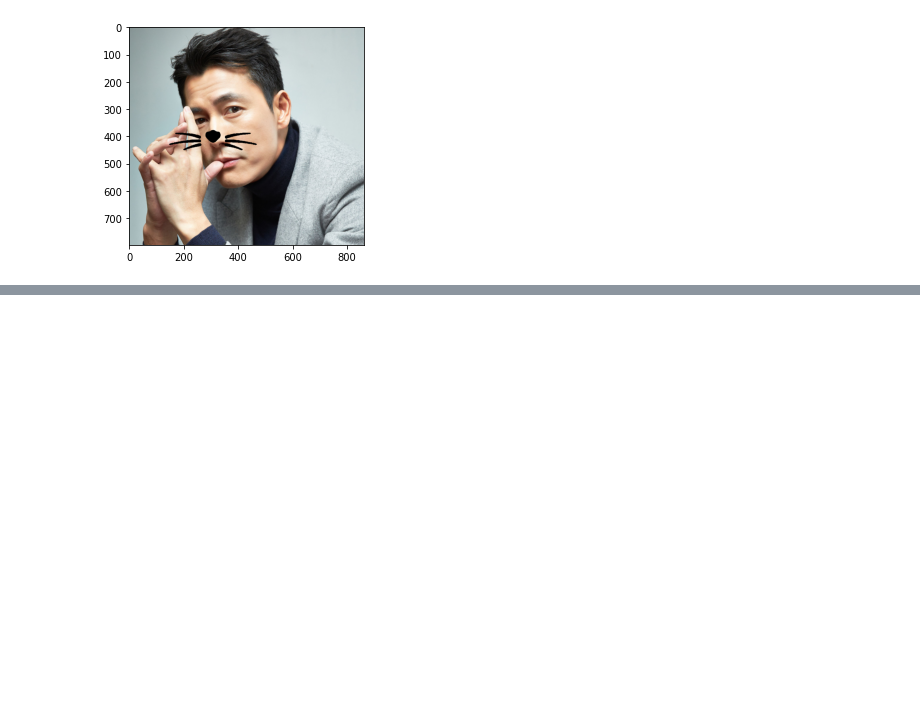
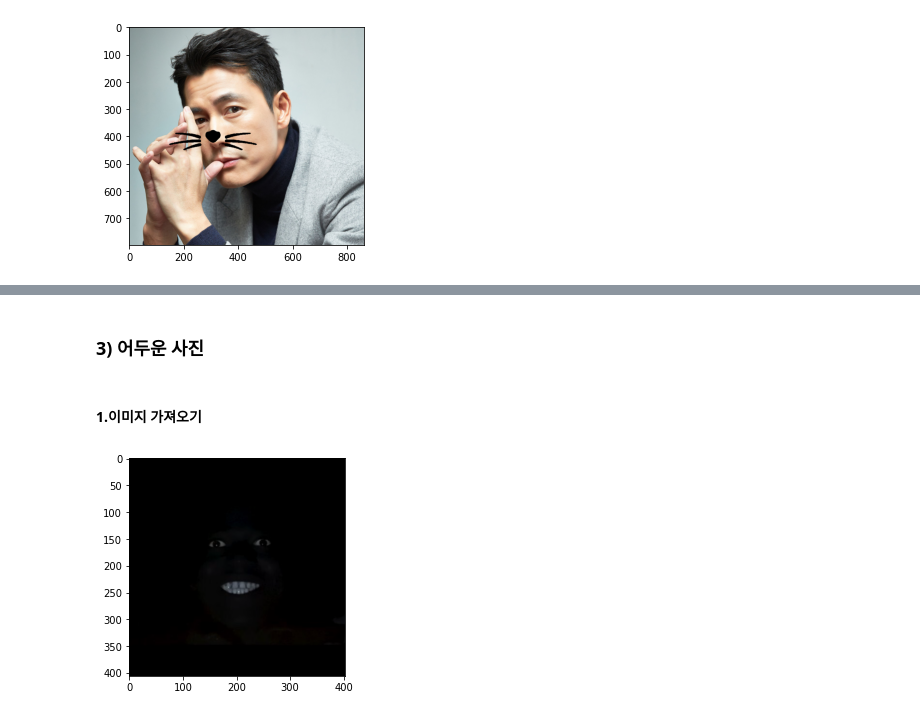
Before and after one commit to jx-dohwan/Aiffel_Exp_Project, a Jupyter notebook: [Exp_7]_Camera_stickers(CV).ipynb, the cells around one changed output, grey strips where cells are left out. Saved outputs shown, nothing was run; the diff lists cells and outputs as text; code cells hidden in the pictures; blank space fills up the shorter version.

```diff
--- a/[Exp_7]_Camera_stickers(CV).ipynb
+++ b/[Exp_7]_Camera_stickers(CV).ipynb
@@ -725,0 +699,12 @@ plt.show()
+# %% [markdown]
+### 3) 어두운 사진
+# %% [markdown]
+#### 1.이미지 가져오기
+# %%
+my_image_path = "/content/drive/MyDrive/인공지능/아이펠/ES/data/camera_stickers/camera_image/어두운 사진.png"
+img_bgr = cv2.imread(my_image_path)
+img_show = img_bgr.copy()
+plt.imshow(img_bgr)
+plt.show()
+# %% [output]
+[figure, added]
```
Also changed, not shown: parts of 47 cells of this notebook.
